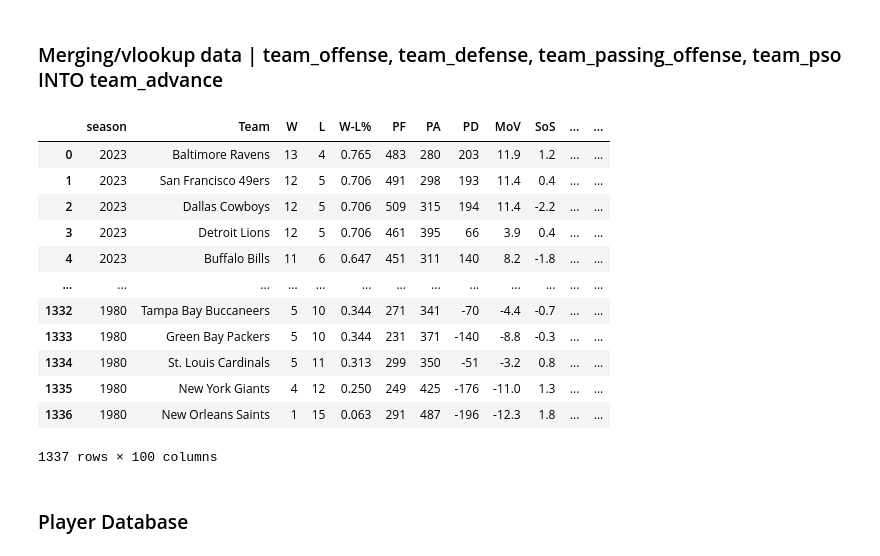
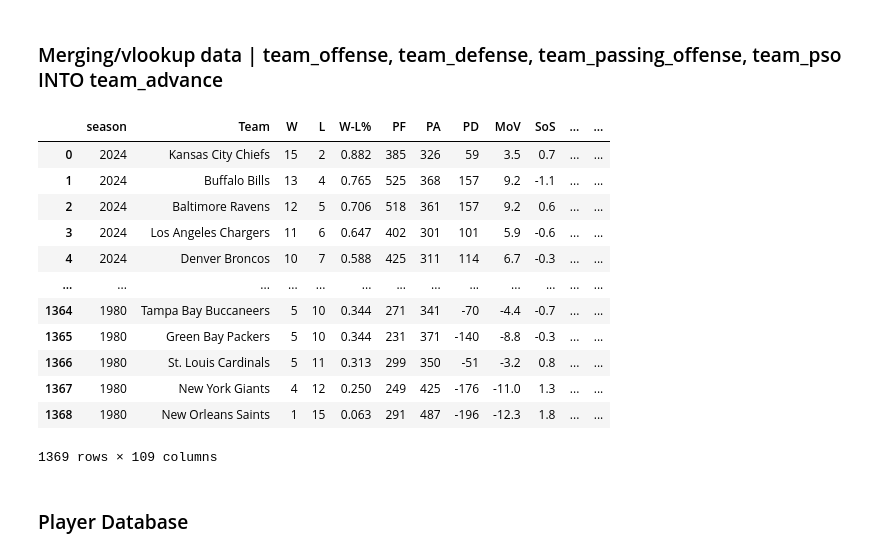
Before and after one commit to allenjake440/NFL_Champion, a Jupyter notebook: nfl_web_scrape/nfl_champ_data.ipynb, the cells around one changed output. Cells and saved outputs as stored; diff of their text form; code cells hidden in the pictures.

```diff
--- a/nfl_web_scrape/nfl_champ_data.ipynb
+++ b/nfl_web_scrape/nfl_champ_data.ipynb
@@ -22,7 +20,7 @@ import matplotlib.pyplot as plt
 all_coaches_data = pd.read_csv('all_coaches_data.csv', encoding="utf-8-sig")
 all_player_award_data = pd.read_csv('all_player_award_data.csv', encoding="utf-8-sig")
 all_player_defense_data = pd.read_csv('all_player_defense_data.csv ', encoding="utf-8-sig")
-all_player_kicking_data = pd.read_csv('all_player_kicking_data.csv', encoding="utf-8-sig")
+all_player_kicking_data = pd.read_csv('all_player_kicking_data.csv', encoding="latin-1")
 
 all_player_passing_data = pd.read_csv('all_player_passing_data.csv', encoding="utf-8-sig")
 all_player_receiving_data = pd.read_csv('all_player_receiving_data.csv', encoding="utf-8-sig")
@@ -36,18 +34,23 @@ all_team_index_custom = pd.read_csv('all_team_index_custom.csv', encoding="utf-8
 all_team_offense_data = pd.read_csv('all_team_offense_data.csv', encoding="utf-8-sig")
 all_team_passing_offense_data = pd.read_csv('all_team_passing_offense_data.csv', encoding="utf-8-sig")
 all_team_pso_data = pd.read_csv('all_team_pso_data.csv', encoding="utf-8-sig")
+
+#new data
+all_team_conv_data = pd.read_csv('all_team_conv_data.csv', encoding='utf-8-sig')
 # %%
 dataframes = [
     all_coaches_data, all_player_award_data, all_player_defense_data, all_player_kicking_data,
     all_player_passing_data, all_player_receiving_data, all_player_rushing_data, all_team_advance_data,
     all_team_defense_data, all_team_games_data, all_team_offense_data,
-    all_team_passing_offense_data, all_team_pso_data
+    all_team_passing_offense_data, all_team_pso_data, all_team_conv_data
 ]
 
-for df in dataframes:
+#for df in dataframes:
     #Drop all rows where 'season' is equal to 2025
-    df.drop(df[df['season'] == 2024].index, inplace=True)
+#    df.drop(df[df['season'] == 2024].index, inplace=True)
 # %%
+# Unique Fixer
+
 # Define the list of seasons for each condition
 seasons_colts = [1983, 1982, 1981, 1980]
 seasons_cardinals = [1987, 1986, 1985, 1984, 1983, 1982, 1981, 1980]
@@ -56,7 +59,7 @@ dataframes = [
     all_coaches_data, all_player_award_data, all_player_defense_data, all_player_kicking_data,
     all_player_passing_data, all_player_receiving_data, all_player_rushing_data, all_team_advance_data,
     all_team_defense_data, all_team_games_data, all_team_offense_data,
-    all_team_passing_offense_data, all_team_pso_data
+    all_team_passing_offense_data, all_team_pso_data, all_team_conv_data
 ]
 
 # Iterate through each DataFrame in the list
@@ -152,11 +129,13 @@ dataframes = {
     "all_team_passing_offense_data": all_team_passing_offense_data,
     "all_team_offense_data": all_team_offense_data,
     "all_team_defense_data": all_team_defense_data,
-    "all_team_advance_data": all_team_advance_data
+    "all_team_advance_data": all_team_advance_data,
+    "all_team_conv_data": all_team_conv_data,
 }
 
 # Cleaning and processing each DataFrame -ja
 for name, df in dataframes.items():
+
     # Drop rows where 'Team' is "0", blank, or NaN -ja
     df = df[~df['Team'].isin(['0', '', None])]
     df = df.dropna(subset=['Team'])
@@ -179,6 +158,7 @@ all_team_passing_offense_data = dataframes["all_team_passing_offense_data"]
 all_team_offense_data = dataframes["all_team_offense_data"]
 all_team_defense_data = dataframes["all_team_defense_data"]
 all_team_advance_data = dataframes["all_team_advance_data"]
+all_team_conv_data = dataframes['all_team_conv_data']
 
 # Create a dictionary mapping 'Team' to 'team_id' from 'all_team_index_custom' -ja
 team_id_lookup = all_team_index_custom.set_index('Team')['team_id'].to_dict()
@@ -189,7 +169,6 @@ all_player_award_data['team_id'] = all_player_award_data['Team'].map(team_id_loo
 # The 'team_id' column is now added to 'all_player_award_data' -ja
 # Ensure 'team_id' is rounded to the nearest whole number -ja
 all_player_award_data['team_id'] = np.round(all_player_award_data['team_id']).astype('Int64')
-
 
 # Create a dictionary mapping 'team_abb' to 'team_id' from 'all_team_index_custom' -ja
 team_id_lookup = all_team_index_custom.set_index('team_abb')['team_id'].to_dict()
@@ -228,9 +207,6 @@ all_coaches_data = dataframes["all_coaches_data"]
 # %% [markdown]
 ### Merging/vlookup data | team_offense, team_defense, team_passing_offense, team_pso INTO team_advance
 # %%
-#dfs have id relation to team, remember trades cannot be taken in account -ja
-
-
 # Merge columns from 'all_team_offense_data' into 'all_team_advance_data' -ja
 all_team_advance_data = all_team_advance_data.merge(
     all_team_offense_data[
@@ -248,7 +224,7 @@ all_team_advance_data = all_team_advance_data.merge(
 # Drop duplicates after merge- ja
 all_team_advance_data = all_team_advance_data.drop_duplicates(subset=['season', 'team_id'])
 
-# Merge columns from 'all_team_defense_data' into 'all_team_advance_data'
+# Merge columns from 'all_team_defense_data' into 'all_team_advance_data'-ja
 all_team_advance_data = all_team_advance_data.merge(
     all_team_defense_data[
         ['team_id', 'season', 'team_defense_G', 'team_defense_PA', 'team_defense_Tot Yds & TO_Yds', 'team_defense_Tot Yds & TO_Ply',
@@ -273,45 +249,55 @@ all_team_advance_data = all_team_advance_data.merge(
          'passing_offense_Lng', 'passing_offense_Y/A', 'passing_offense_AY/A', 'passing_offense_Y/C', 'passing_offense_Y/G',
          'passing_offense_Rate', 'passing_offense_Sk', 'passing_offense_Yds.1', 'passing_offense_Sk%', 'passing_offense_NY/A',
          'passing_offense_ANY/A', 'passing_offense_4QC', 'passing_offense_GWD', 'passing_offense_EXP']
     ],
     on=['team_id', 'season'],
     how='left'
 )
 # Drop duplicates after merge -ja
 all_team_advance_data = all_team_advance_data.drop_duplicates(subset=['season', 'team_id'])
 
 # Merge 'pso' column from 'all_team_pso_data' into 'all_team_advance_data' -ja
 all_team_advance_data = all_team_advance_data.merge(
     all_team_pso_data[['team_id', 'season', 'pso']],
     on=['team_id', 'season'],
     how='left'
 )
 # Drop duplicates after merge -ja
 all_team_advance_data = all_team_advance_data.drop_duplicates(subset=['season', 'team_id'])
 
 # Create the 'champion' column in the all_team_advance_data DataFrame -ja
 all_team_advance_data['champion'] = (all_team_advance_data['champion_share'] == 1).astype(int)
 
 # The 'champion' column will now have a value of 1 where 'champion_share' equals 1 -ja
 # Drop the specified columns from 'all_team_advance_data' -ja
 columns_to_drop = ['T', 'passing_offense_Yds.1', 'team_offense_G', 'team_defense_G']
 all_team_advance_data = all_team_advance_data.drop(columns=columns_to_drop)
 
+# Merging new data columns from conv data to all team data (all team advance data) -ja
+all_team_advance_data = all_team_advance_data.merge(
+    all_team_conv_data[
+        ['team_id', 'season','3DAtt','3DConv','3D%','4DAtt','4DConv','4D%','RZAtt','RZTD','RZPct']
+    ],
+    on=['team_id', 'season'],
+    how='left'
+)
+
+
 all_team_advance_data
 # %% [output]
 |  | season | Team | W | L | W-L% | PF | PA | PD | MoV | SoS | ... | ... |
-| 0 | 2023 | Baltimore Ravens | 13 | 4 | 0.765 | 483 | 280 | 203 | 11.9 | 1.2 | ... | ... |
-| 1 | 2023 | San Francisco 49ers | 12 | 5 | 0.706 | 491 | 298 | 193 | 11.4 | 0.4 | ... | ... |
-| 2 | 2023 | Dallas Cowboys | 12 | 5 | 0.706 | 509 | 315 | 194 | 11.4 | -2.2 | ... | ... |
-| 3 | 2023 | Detroit Lions | 12 | 5 | 0.706 | 461 | 395 | 66 | 3.9 | 0.4 | ... | ... |
-| 4 | 2023 | Buffalo Bills | 11 | 6 | 0.647 | 451 | 311 | 140 | 8.2 | -1.8 | ... | ... |
+| 0 | 2024 | Kansas City Chiefs | 15 | 2 | 0.882 | 385 | 326 | 59 | 3.5 | 0.7 | ... | ... |
+| 1 | 2024 | Buffalo Bills | 13 | 4 | 0.765 | 525 | 368 | 157 | 9.2 | -1.1 | ... | ... |
+| 2 | 2024 | Baltimore Ravens | 12 | 5 | 0.706 | 518 | 361 | 157 | 9.2 | 0.6 | ... | ... |
+| 3 | 2024 | Los Angeles Chargers | 11 | 6 | 0.647 | 402 | 301 | 101 | 5.9 | -0.6 | ... | ... |
+| 4 | 2024 | Denver Broncos | 10 | 7 | 0.588 | 425 | 311 | 114 | 6.7 | -0.3 | ... | ... |
 | ... | ... | ... | ... | ... | ... | ... | ... | ... | ... | ... | ... | ... |
-| 1332 | 1980 | Tampa Bay Buccaneers | 5 | 10 | 0.344 | 271 | 341 | -70 | -4.4 | -0.7 | ... | ... |
-| 1333 | 1980 | Green Bay Packers | 5 | 10 | 0.344 | 231 | 371 | -140 | -8.8 | -0.3 | ... | ... |
-| 1334 | 1980 | St. Louis Cardinals | 5 | 11 | 0.313 | 299 | 350 | -51 | -3.2 | 0.8 | ... | ... |
-| 1335 | 1980 | New York Giants | 4 | 12 | 0.250 | 249 | 425 | -176 | -11.0 | 1.3 | ... | ... |
-| 1336 | 1980 | New Orleans Saints | 1 | 15 | 0.063 | 291 | 487 | -196 | -12.3 | 1.8 | ... | ... |
+| 1364 | 1980 | Tampa Bay Buccaneers | 5 | 10 | 0.344 | 271 | 341 | -70 | -4.4 | -0.7 | ... | ... |
+| 1365 | 1980 | Green Bay Packers | 5 | 10 | 0.344 | 231 | 371 | -140 | -8.8 | -0.3 | ... | ... |
+| 1366 | 1980 | St. Louis Cardinals | 5 | 11 | 0.313 | 299 | 350 | -51 | -3.2 | 0.8 | ... | ... |
+| 1367 | 1980 | New York Giants | 4 | 12 | 0.250 | 249 | 425 | -176 | -11.0 | 1.3 | ... | ... |
+| 1368 | 1980 | New Orleans Saints | 1 | 15 | 0.063 | 291 | 487 | -196 | -12.3 | 1.8 | ... | ... |
-1337 rows × 100 columns
+1369 rows × 109 columns
 # %% [markdown]
 ### Player Database
 # %%
```
Also changed, not shown: parts of 35 cells of this notebook, 1 other file.
